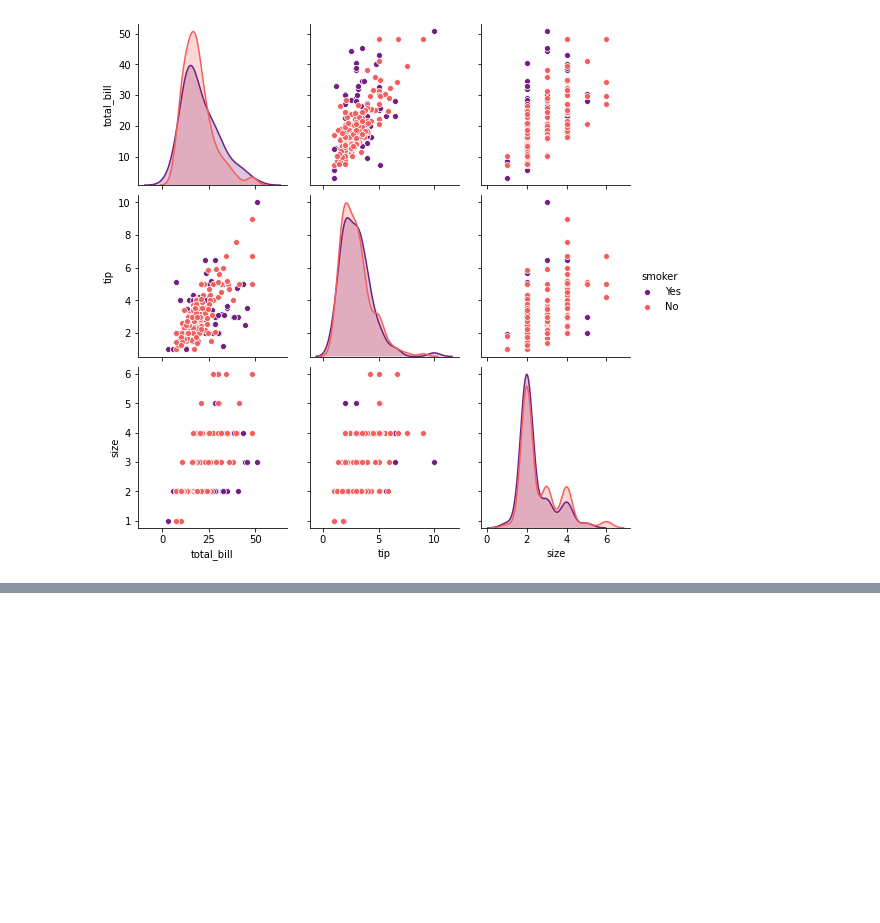
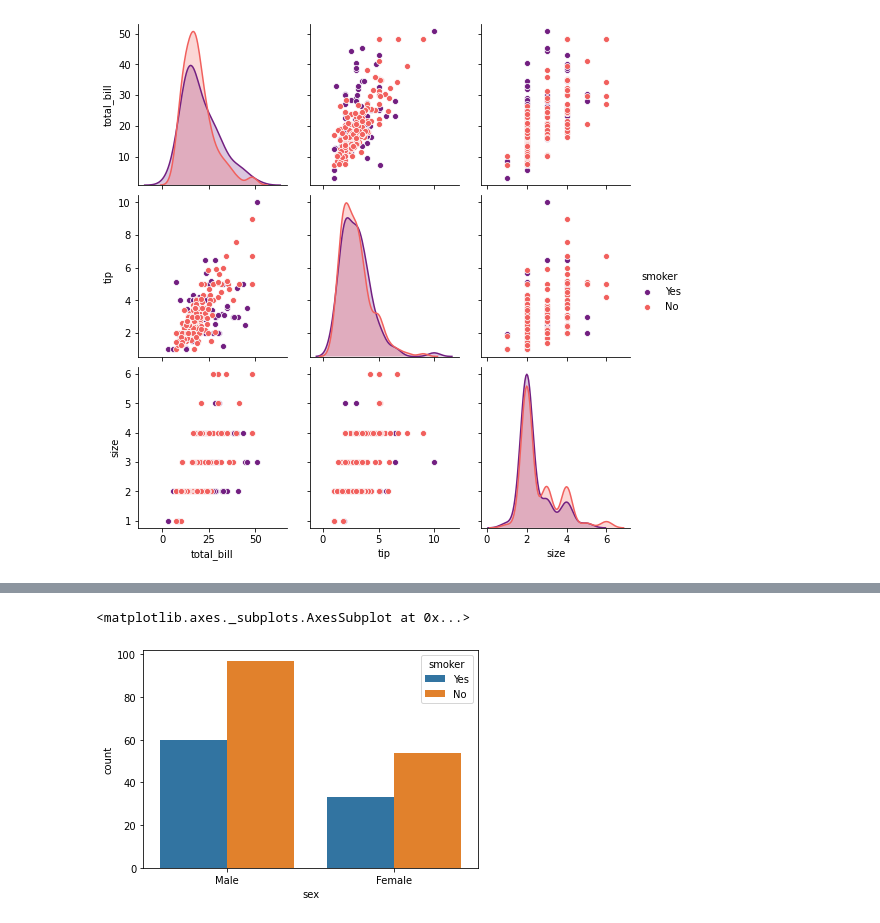
Before and after one commit to loganrane/MachineLearning101, a Jupyter notebook: Projects/Plotting - Basics.ipynb, the cells around one changed output, grey strips where cells are left out. Saved outputs shown, nothing was run; the diff lists cells and outputs as text; code cells hidden in the pictures; blank space fills up the shorter version.

```diff
--- a/Projects/Plotting - Basics.ipynb
+++ b/Projects/Plotting - Basics.ipynb
@@ -169,0 +181,6 @@ sns.rugplot()
+# %%
+# 2. Count Plot - UniVariate **IMP**
+sns.countplot(data = tips, x = 'sex', hue = 'smoker')
+# %% [output]
+<matplotlib.axes._subplots.AxesSubplot at 0x...>
+[figure, added]
```
Also changed, not shown: parts of 11 cells of this notebook.
